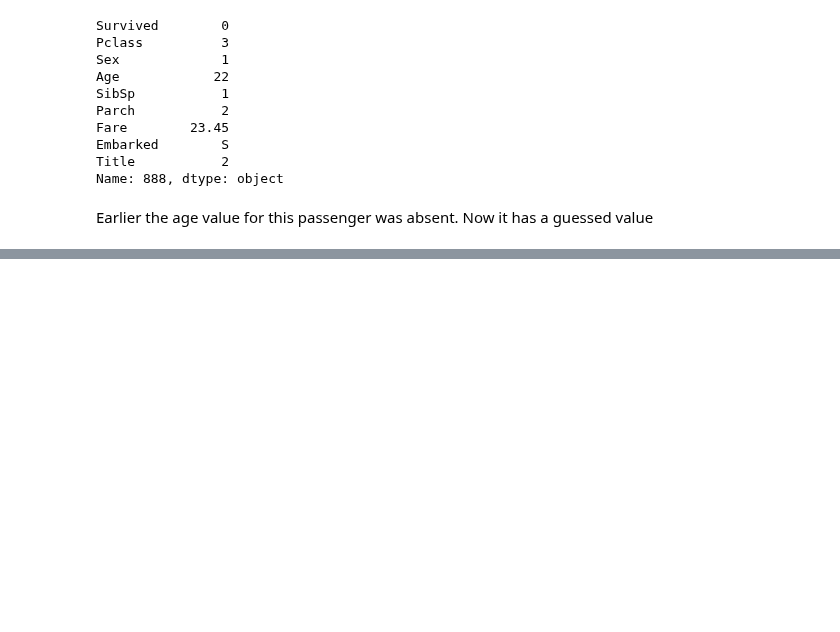
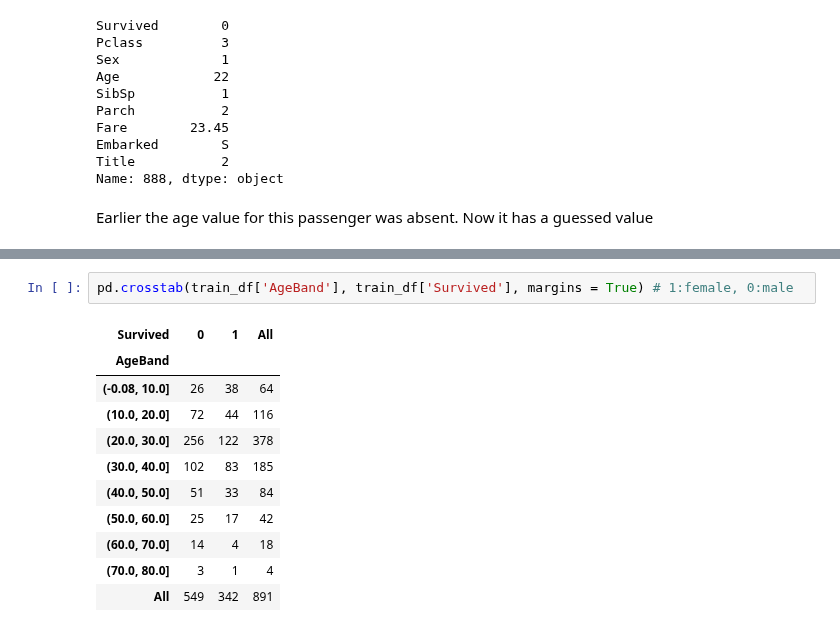
Before and after one commit to sushant2811/KaggleTitanic, a Jupyter notebook: KaggleTitanicSushant.ipynb, the cells around one changed output, grey strips where cells are left out. Cells and saved outputs as stored; diff of their text form; blank space fills up the shorter version.

```diff
--- a/KaggleTitanicSushant.ipynb
+++ b/KaggleTitanicSushant.ipynb
@@ -939,0 +990,14 @@ Earlier the age value for this passenger was absent.  Now it has a guessed value
+# %%
+pd.crosstab(train_df['AgeBand'], train_df['Survived'], margins = True) # 1:female, 0:male
+# %% [output]
+| Survived | 0 | 1 | All |
+| AgeBand |  |  |  |
+| (-0.08, 10.0] | 26 | 38 | 64 |
+| (10.0, 20.0] | 72 | 44 | 116 |
+| (20.0, 30.0] | 256 | 122 | 378 |
+| (30.0, 40.0] | 102 | 83 | 185 |
+| (40.0, 50.0] | 51 | 33 | 84 |
+| (50.0, 60.0] | 25 | 17 | 42 |
+| (60.0, 70.0] | 14 | 4 | 18 |
+| (70.0, 80.0] | 3 | 1 | 4 |
+| All | 549 | 342 | 891 |
```
Also changed, not shown: parts of 8 cells of this notebook.
